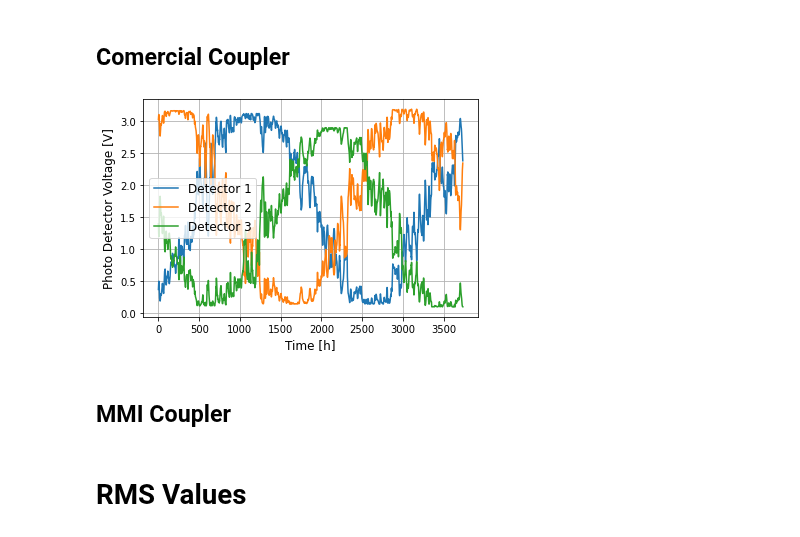
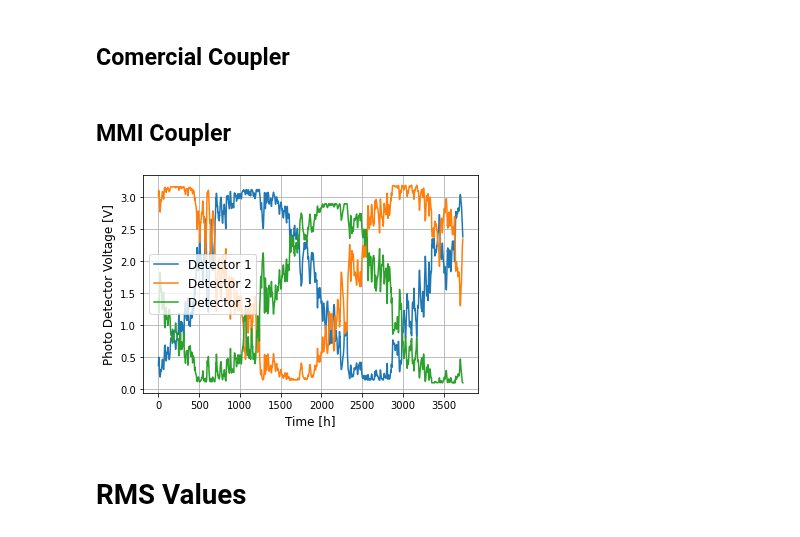
Before and after one commit to bilaljo/MiniPTI, a Jupyter notebook: notebooks/pti.ipynb, the cells around one changed output. Drawn from its saved outputs; the diff is of its cells as text; code cells hidden in the pictures.

```diff
--- a/notebooks/pti.ipynb
+++ b/notebooks/pti.ipynb
@@ -14,19 +13,19 @@ pti_inversion_comercial = pd.read_csv("PTI_Inversion_Comercial.csv")
 # DC Values
 # %% [markdown]
 ## Comercial Coupler
-# %%
-time = np.arange(len(decimation_data_comercial["DC CH1"]))
-for channel in range(1, 4):
-    plt.plot(time, decimation_data_comercial[f"DC CH{channel}"], label=f"Detector {channel}")
-plt.xlabel("Time [h]", fontsize=12)
-plt.ylabel("Photo Detector Voltage [V]", fontsize=12)
-plt.grid()
-plt.legend(fontsize=12)
-plt.show()
-# %% [output]
-[figure, removed]
 # %% [markdown]
 ## MMI Coupler
+# %%
+time = np.arange(len(decimation_data_comercial))
+for channel in range(1, 4):
+    plt.plot(time, decimation_data_comercial[f"DC CH{channel}"], label=f"Detector {channel}")
+plt.xlabel("Time [h]", fontsize=12)
+plt.ylabel("Photo Detector Voltage [V]", fontsize=12)
+plt.grid()
+plt.legend(fontsize=12)
+plt.show()
+# %% [output]
+[figure, added]
 # %%
 time = np.arange(len(decimation_data_mmi["DC CH1"]))
 for channel in range(1, 4):
```
Also changed, not shown: parts of 18 cells of this notebook, 6 other files.
